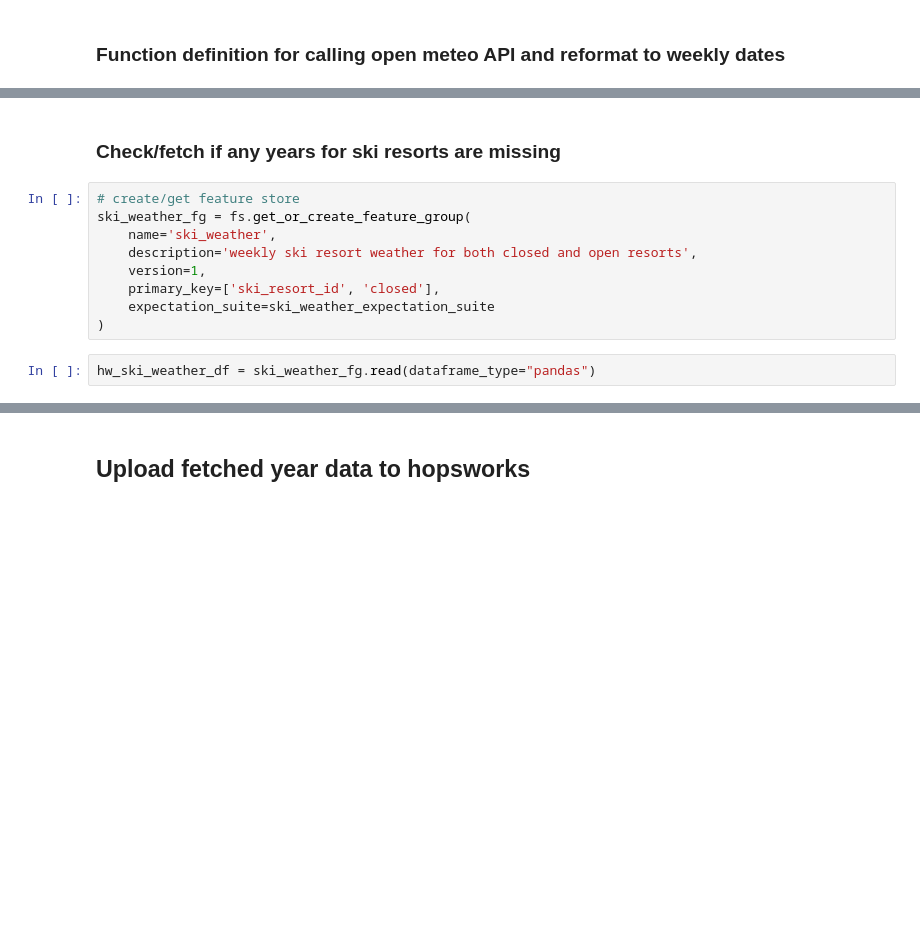
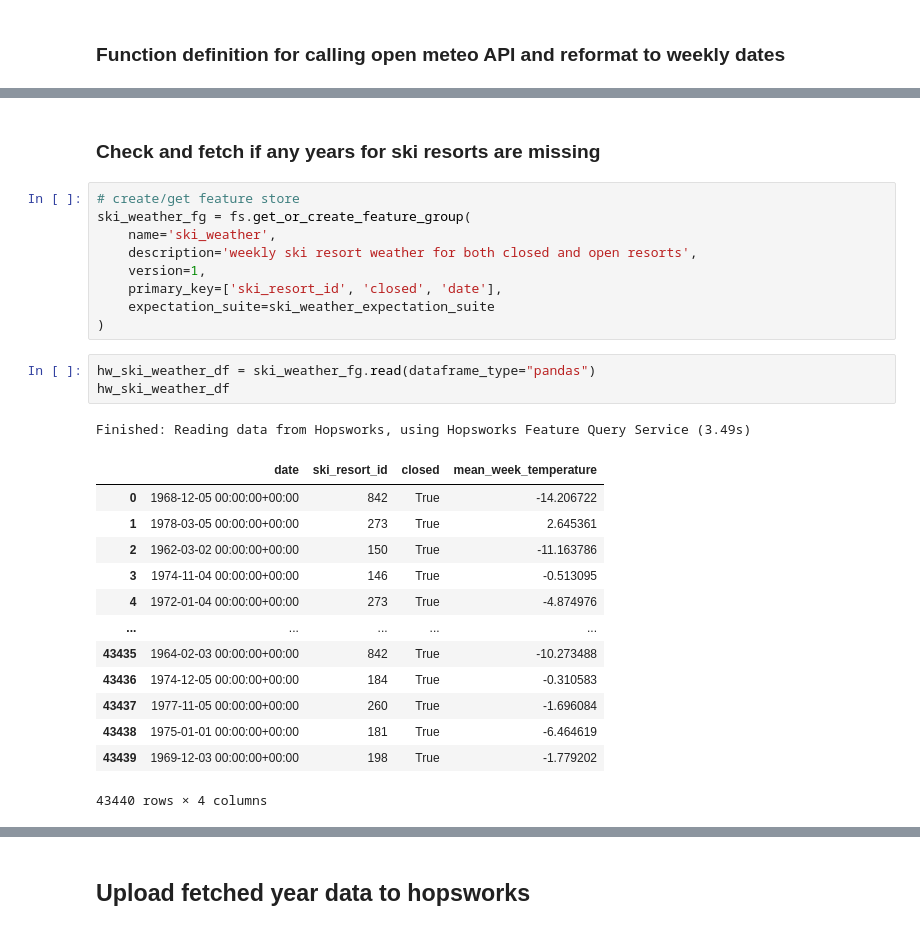
Before and after one commit to triggerdude33/ID2223-Project, a Jupyter notebook: 2_annual_weather_feature_pipeline.ipynb, the cells around one changed output, grey strips where cells are left out. Cells and saved outputs as stored; diff of their text form; blank space fills up the shorter version.

```diff
--- a/2_annual_weather_feature_pipeline.ipynb
+++ b/2_annual_weather_feature_pipeline.ipynb
@@ -392,15 +431,31 @@ year 1951 done
 # %% [markdown]
-### Check/fetch if any years for ski resorts are missing
+### Check and fetch if any years for ski resorts are missing
 # %%
 # create/get feature store
 ski_weather_fg = fs.get_or_create_feature_group(
     name='ski_weather',
     description='weekly ski resort weather for both closed and open resorts',
     version=1,
-    primary_key=['ski_resort_id', 'closed'],
+    primary_key=['ski_resort_id', 'closed', 'date'],
     expectation_suite=ski_weather_expectation_suite
 )
 # %%
 hw_ski_weather_df = ski_weather_fg.read(dataframe_type="pandas")
+hw_ski_weather_df
+# %% [output]
+Finished: Reading data from Hopsworks, using Hopsworks Feature Query Service (3.49s)
+|  | date | ski_resort_id | closed | mean_week_temperature |
+| 0 | 1968-12-05 00:00:00+00:00 | 842 | True | -14.206722 |
+| 1 | 1978-03-05 00:00:00+00:00 | 273 | True | 2.645361 |
+| 2 | 1962-03-02 00:00:00+00:00 | 150 | True | -11.163786 |
+| 3 | 1974-11-04 00:00:00+00:00 | 146 | True | -0.513095 |
+| 4 | 1972-01-04 00:00:00+00:00 | 273 | True | -4.874976 |
+| ... | ... | ... | ... | ... |
+| 43435 | 1964-02-03 00:00:00+00:00 | 842 | True | -10.273488 |
+| 43436 | 1974-12-05 00:00:00+00:00 | 184 | True | -0.310583 |
+| 43437 | 1977-11-05 00:00:00+00:00 | 260 | True | -1.696084 |
+| 43438 | 1975-01-01 00:00:00+00:00 | 181 | True | -6.464619 |
+| 43439 | 1969-12-03 00:00:00+00:00 | 198 | True | -1.779202 |
+43440 rows × 4 columns
 # %%
 fetched_year = -1
```
Also changed, not shown: parts of 7 cells of this notebook.
